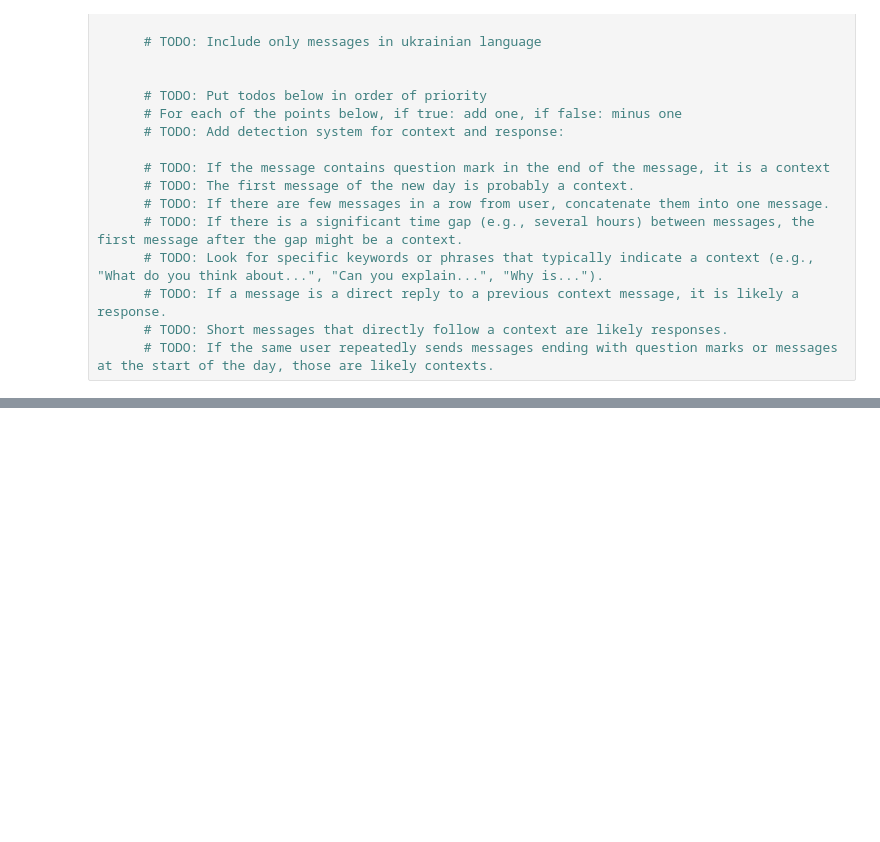
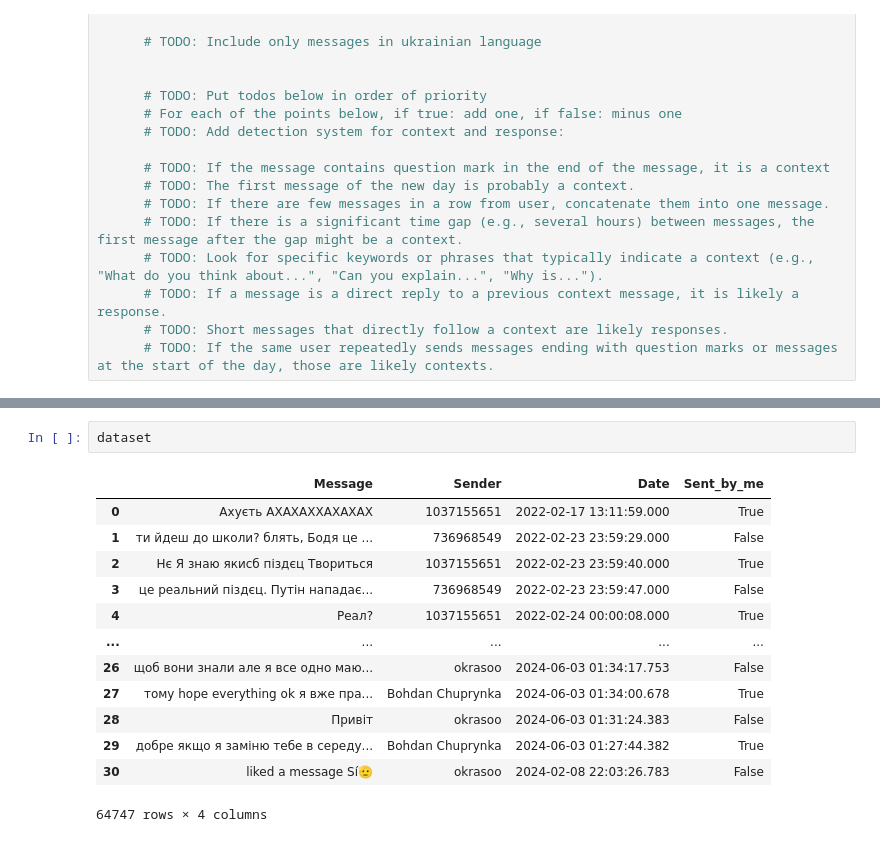
Before and after one commit to BohdanChuprynka/PersonaGPT, a Jupyter notebook: data_center.ipynb, the cells around one changed output, grey strips where cells are left out. Cells and saved outputs as stored; diff of their text form; blank space fills up the shorter version.

```diff
--- a/data_center.ipynb
+++ b/data_center.ipynb
@@ -109,0 +183,16 @@ if __name__ == "__main__":
+# %%
+dataset
+# %% [output]
+|  | Message | Sender | Date | Sent_by_me |
+| 0 | Ахуєть АХАХАХХАХАХАХ | 1037155651 | 2022-02-17 13:11:59.000 | True |
+| 1 | ти йдеш до школи? блять, Бодя це ... | 736968549 | 2022-02-23 23:59:29.000 | False |
+| 2 | Нє Я знаю якисб піздєц Твориться | 1037155651 | 2022-02-23 23:59:40.000 | True |
+| 3 | це реальний піздєц. Путін нападає... | 736968549 | 2022-02-23 23:59:47.000 | False |
+| 4 | Реал? | 1037155651 | 2022-02-24 00:00:08.000 | True |
+| ... | ... | ... | ... | ... |
+| 26 | щоб вони знали але я все одно маю... | okrasoo | 2024-06-03 01:34:17.753 | False |
+| 27 | тому hope everything ok я вже пра... | Bohdan Chuprynka | 2024-06-03 01:34:00.678 | True |
+| 28 | Привіт | okrasoo | 2024-06-03 01:31:24.383 | False |
+| 29 | добре якщо я заміню тебе в середу... | Bohdan Chuprynka | 2024-06-03 01:27:44.382 | True |
+| 30 | liked a message Sí🫡 | okrasoo | 2024-02-08 22:03:26.783 | False |
+64747 rows × 4 columns
```
Also changed, not shown: parts of 16 cells of this notebook, 7 other files.
